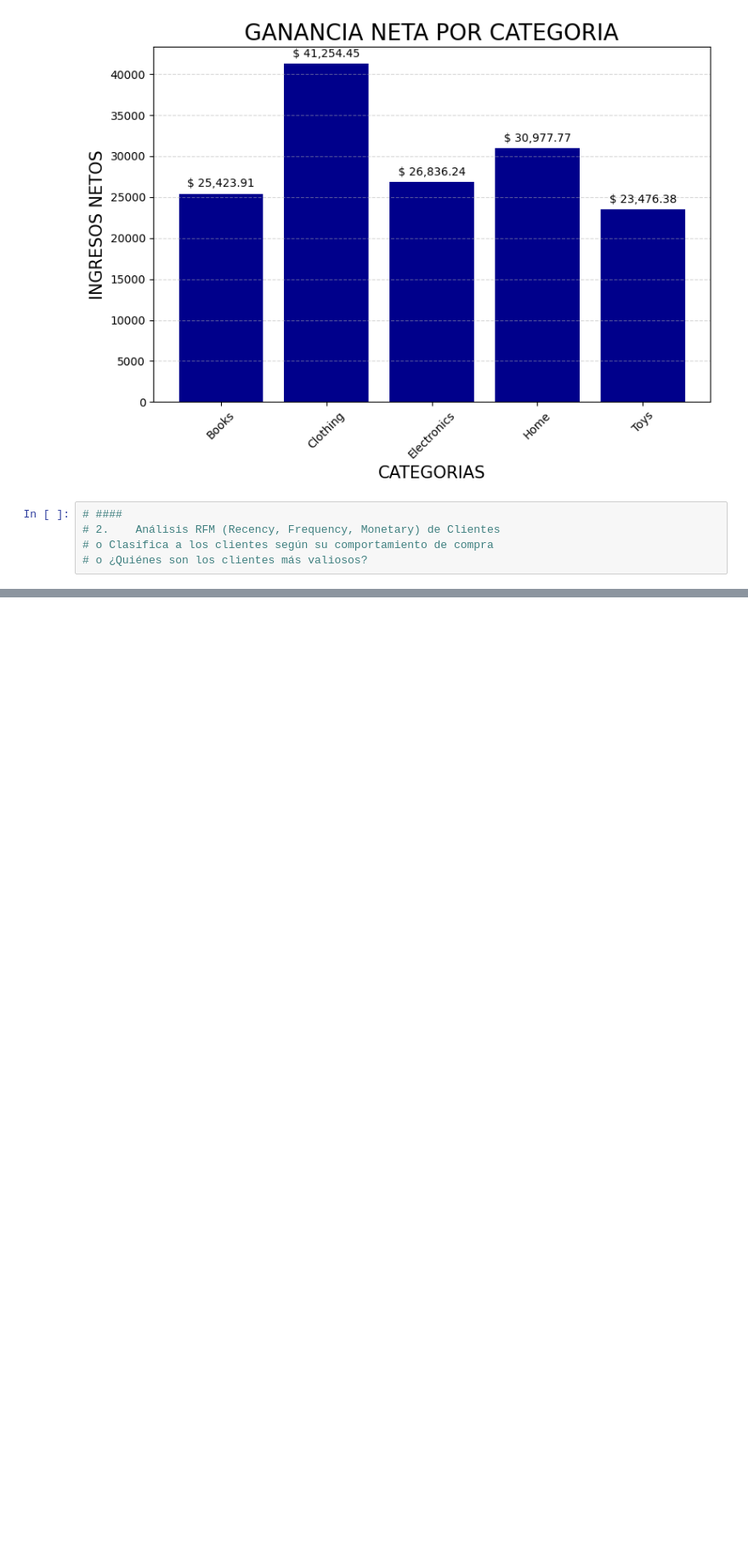
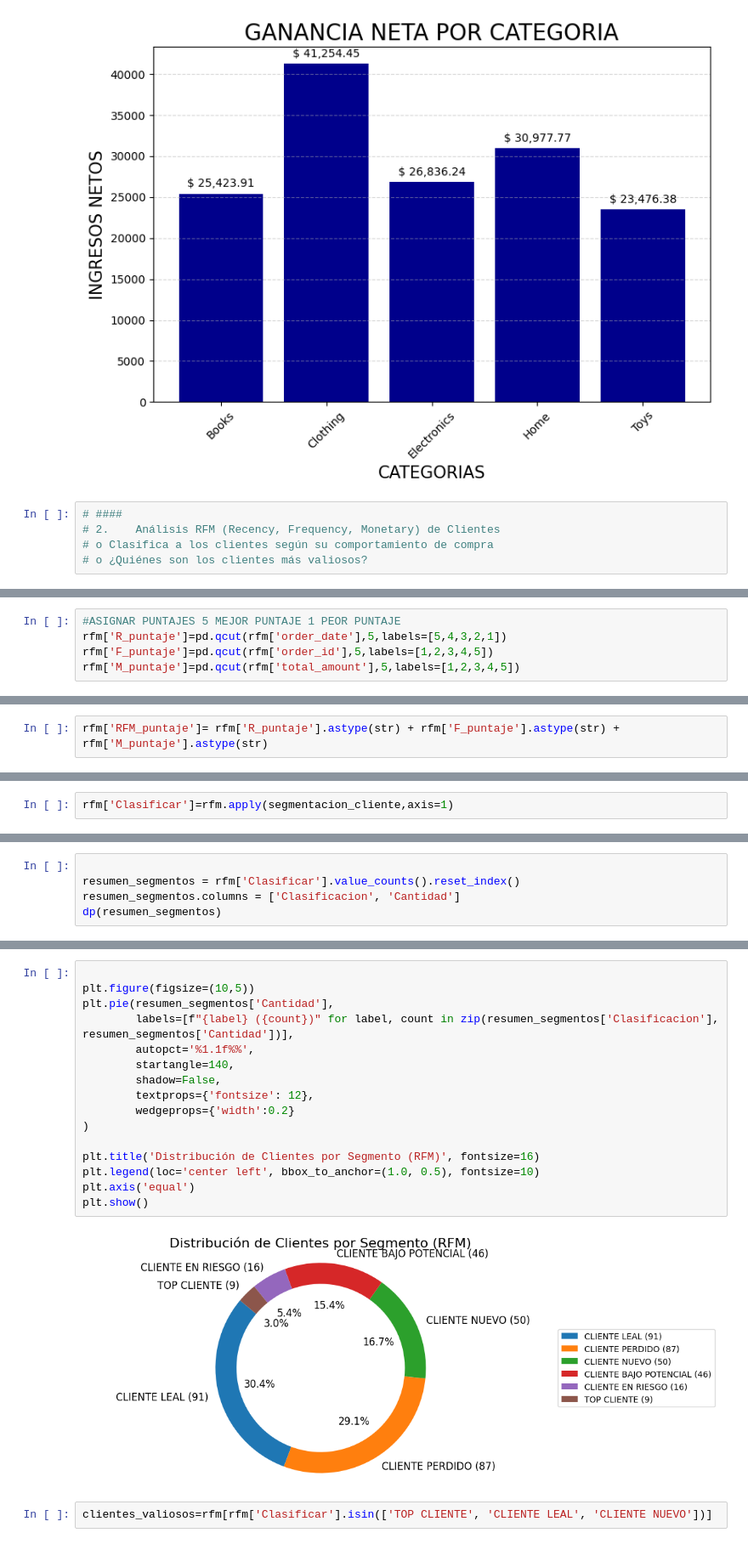
Before and after one commit to MaxSMEnginner/Automatiza-con-Max, a Jupyter notebook: PruebaTenicaDA.ipynb, the cells around one changed output, grey strips where cells are left out. Shown at 85% size. Cells and saved outputs as stored; diff of their text form; blank space fills up the shorter version.

```diff
--- a/PruebaTenicaDA.ipynb
+++ b/PruebaTenicaDA.ipynb
@@ -168,0 +211,5 @@ plt.show()
+# %%
+#ASIGNAR PUNTAJES 5 MEJOR PUNTAJE 1 PEOR PUNTAJE
+rfm['R_puntaje']=pd.qcut(rfm['order_date'],5,labels=[5,4,3,2,1])
+rfm['F_puntaje']=pd.qcut(rfm['order_id'],5,labels=[1,2,3,4,5])
+rfm['M_puntaje']=pd.qcut(rfm['total_amount'],5,labels=[1,2,3,4,5])
@@ -168,0 +225,2 @@ plt.show()
+# %%
+rfm['RFM_puntaje']= rfm['R_puntaje'].astype(str) + rfm['F_puntaje'].astype(str) + rfm['M_puntaje'].astype(str)
@@ -168,0 +264,2 @@ plt.show()
+# %%
+rfm['Clasificar']=rfm.apply(segmentacion_cliente,axis=1)
@@ -168,0 +275,5 @@ plt.show()
+# %%
+
+resumen_segmentos = rfm['Clasificar'].value_counts().reset_index()
+resumen_segmentos.columns = ['Clasificacion', 'Cantidad']
+dp(resumen_segmentos)
@@ -168,0 +288,20 @@ plt.show()
+# %%
+
+plt.figure(figsize=(10,5))
+plt.pie(resumen_segmentos['Cantidad'],
+        labels=[f"{label} ({count})" for label, count in zip(resumen_segmentos['Clasificacion'], resumen_segmentos['Cantidad'])],
+        autopct='%1.1f%%',
+        startangle=140,
+        shadow=False,
+        textprops={'fontsize': 12},
+        wedgeprops={'width':0.2}
+)
+
+plt.title('Distribución de Clientes por Segmento (RFM)', fontsize=16)
+plt.legend(loc='center left', bbox_to_anchor=(1.0, 0.5), fontsize=10)
+plt.axis('equal')
+plt.show()
+# %% [output]
+[figure, added]
+# %%
+clientes_valiosos=rfm[rfm['Clasificar'].isin(['TOP CLIENTE', 'CLIENTE LEAL', 'CLIENTE NUEVO'])]
```
Also changed, not shown: parts of 15 cells of this notebook.
